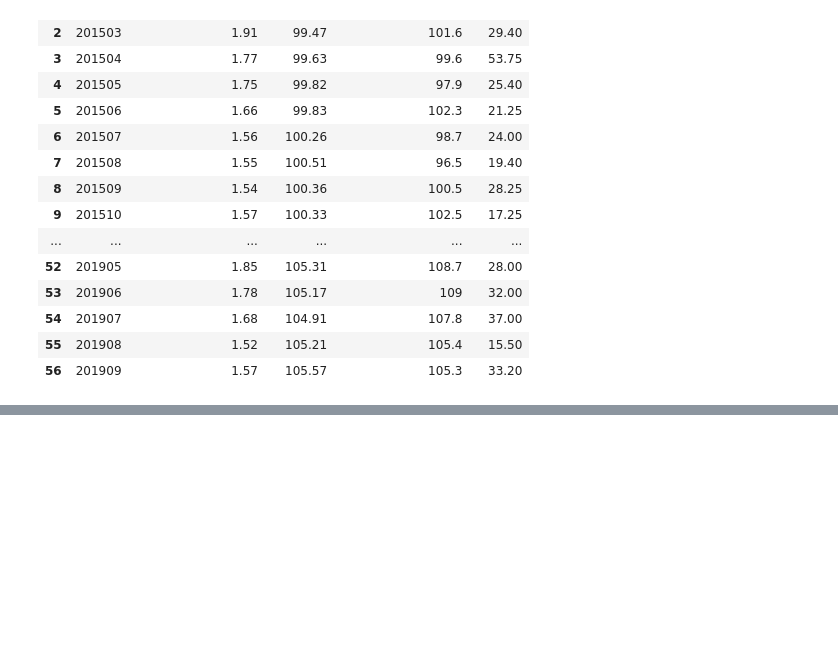
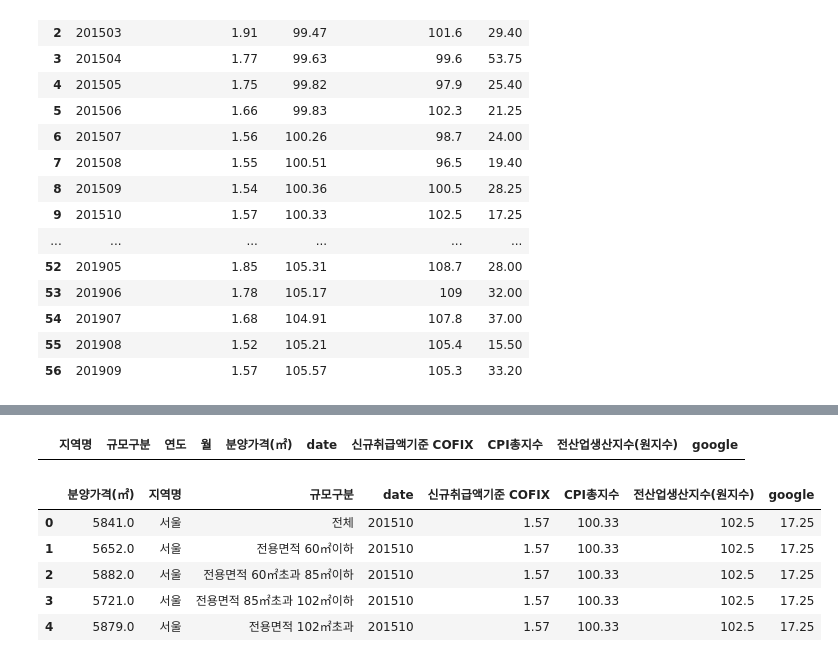
Before and after one commit to trhgu/EDA_project, a Jupyter notebook: Price_of_Apt.ipynb, the cells around one changed output, grey strips where cells are left out. Cells and saved outputs as stored; diff of their text form; code cells hidden in the pictures; blank space fills up the shorter version.

```diff
--- a/Price_of_Apt.ipynb
+++ b/Price_of_Apt.ipynb
@@ -420,3 +371,17 @@ result_1.head()
+# %%
+result[result['분양가격(㎡)'].isnull()]
+# %% [output]
+|  | 지역명 | 규모구분 | 연도 | 월 | 분양가격(㎡) | date | 신규취급액기준 COFIX | CPI총지수 | 전산업생산지수(원지수) | google |
+# %%
+result=result[["분양가격(㎡)","지역명","규모구분","date","신규취급액기준 COFIX","CPI총지수","전산업생산지수(원지수)","google"]]
+result.head()
+# %% [output]
+|  | 분양가격(㎡) | 지역명 | 규모구분 | date | 신규취급액기준 COFIX | CPI총지수 | 전산업생산지수(원지수) | google |
+| 0 | 5841.0 | 서울 | 전체 | 201510 | 1.57 | 100.33 | 102.5 | 17.25 |
+| 1 | 5652.0 | 서울 | 전용면적 60㎡이하 | 201510 | 1.57 | 100.33 | 102.5 | 17.25 |
+| 2 | 5882.0 | 서울 | 전용면적 60㎡초과 85㎡이하 | 201510 | 1.57 | 100.33 | 102.5 | 17.25 |
+| 3 | 5721.0 | 서울 | 전용면적 85㎡초과 102㎡이하 | 201510 | 1.57 | 100.33 | 102.5 | 17.25 |
+| 4 | 5879.0 | 서울 | 전용면적 102㎡초과 | 201510 | 1.57 | 100.33 | 102.5 | 17.25 |
 # %%
 #서울 전체
 seoul_all=result[result["규모구분"]=="전체"]
```
Also changed, not shown: parts of 28 cells of this notebook.
